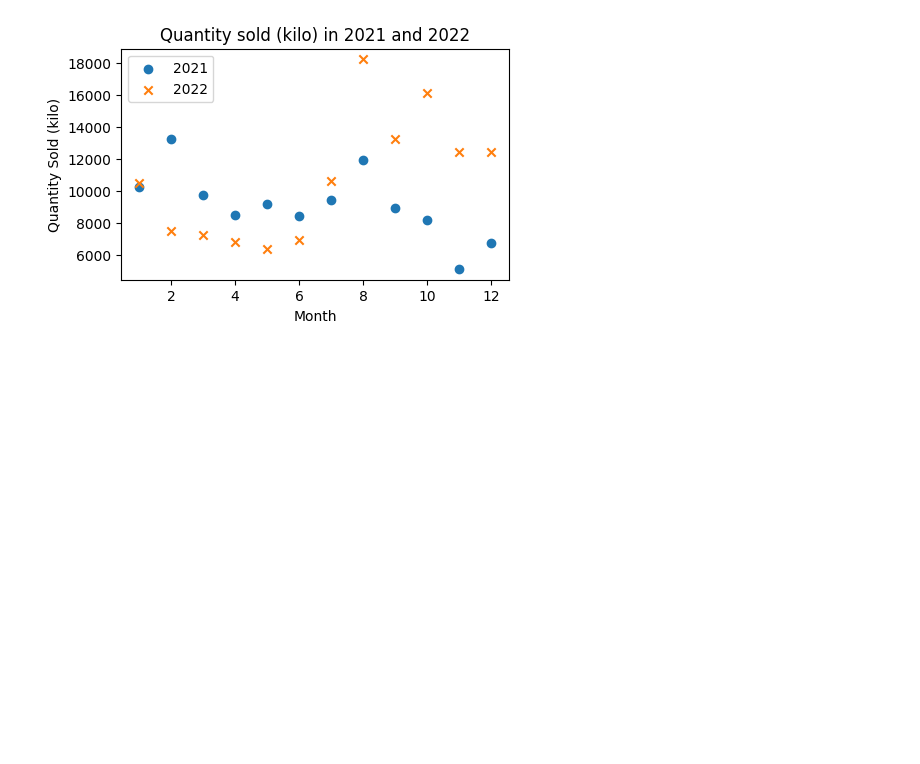
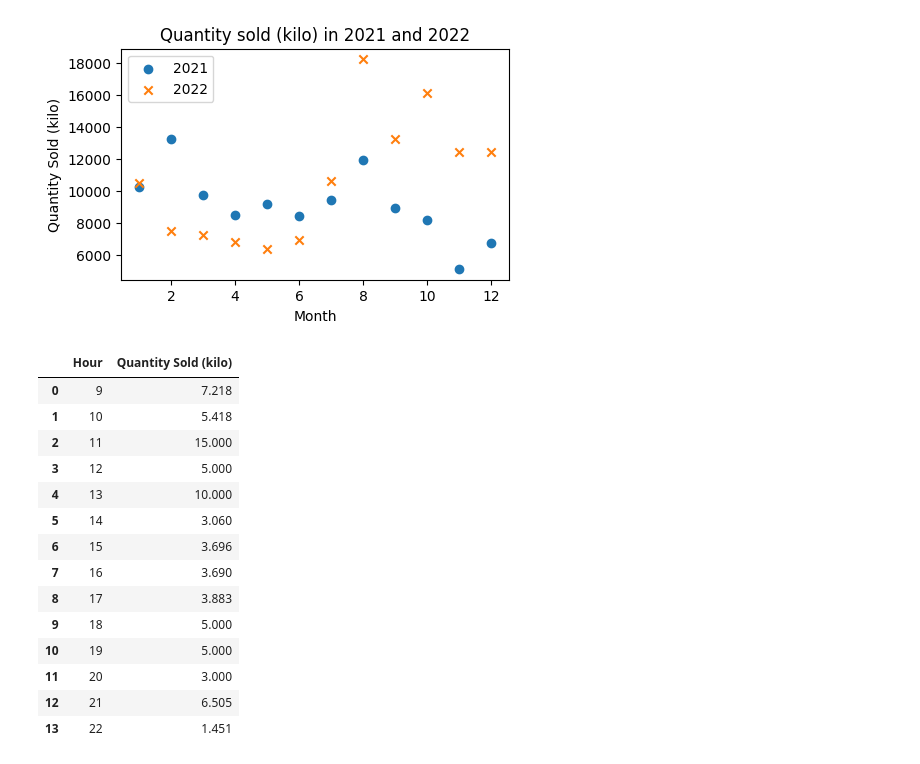
Before and after one commit to RumethSandinu/Project-connexa, a Jupyter notebook: Naveen/preprocessing.ipynb, the cells around one changed output. Drawn from its saved outputs; the diff is of its cells as text; code cells hidden in the pictures; blank space fills up the shorter version.

```diff
--- a/Naveen/preprocessing.ipynb
+++ b/Naveen/preprocessing.ipynb
@@ -217,3 +182,23 @@ plt.legend()
 plt.show()
 # %% [output]
 [figure]
+# %%
+# within the one hour max value of sold quantity sold (kilo) in 2021
+highest_sales_in_day_2021 = df_2021.groupby(pd.to_datetime(df_2021['Time'], format='%H').dt.hour)['Quantity Sold (kilo)'].max().reset_index().rename(columns={"Time": "Hour"})
+highest_sales_in_day_2021
+# %% [output]
+|  | Hour | Quantity Sold (kilo) |
+| 0 | 9 | 7.218 |
+| 1 | 10 | 5.418 |
+| 2 | 11 | 15.000 |
+| 3 | 12 | 5.000 |
+| 4 | 13 | 10.000 |
+| 5 | 14 | 3.060 |
+| 6 | 15 | 3.696 |
+| 7 | 16 | 3.690 |
+| 8 | 17 | 3.883 |
+| 9 | 18 | 5.000 |
+| 10 | 19 | 5.000 |
+| 11 | 20 | 3.000 |
+| 12 | 21 | 6.505 |
+| 13 | 22 | 1.451 |
```
Also changed, not shown: parts of 8 cells of this notebook.
